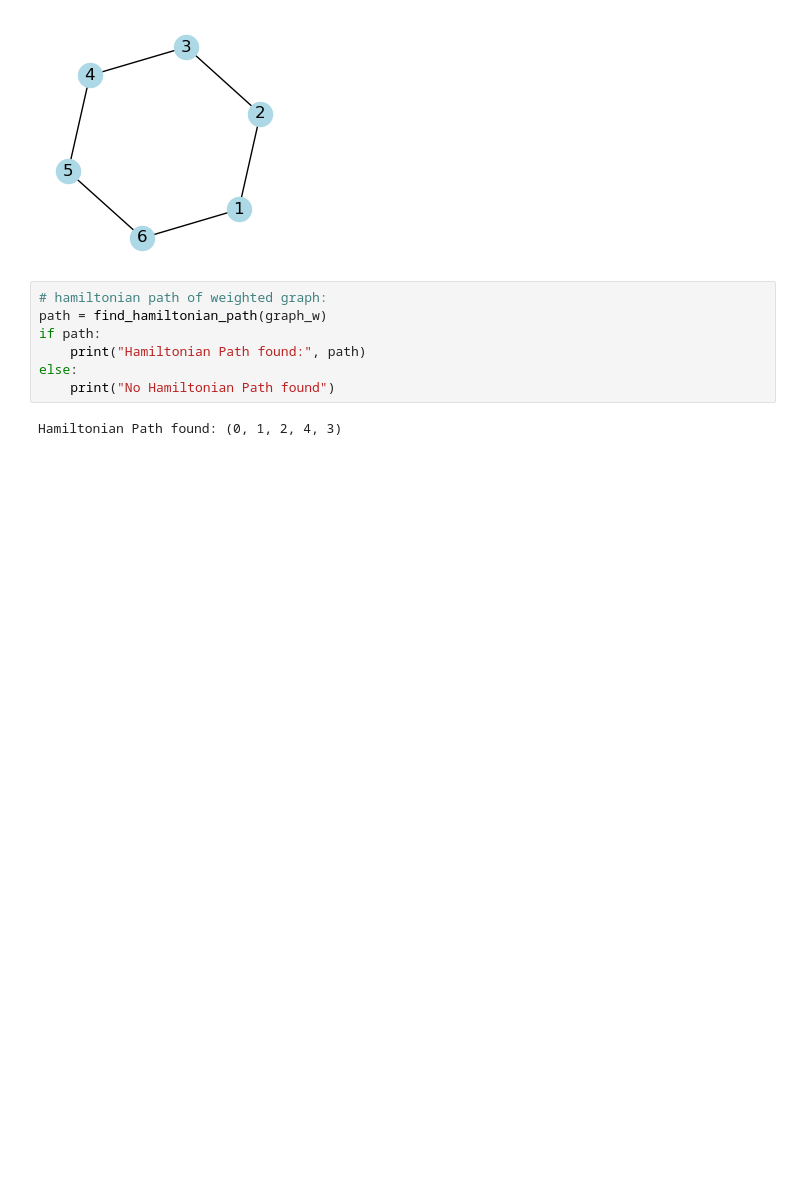
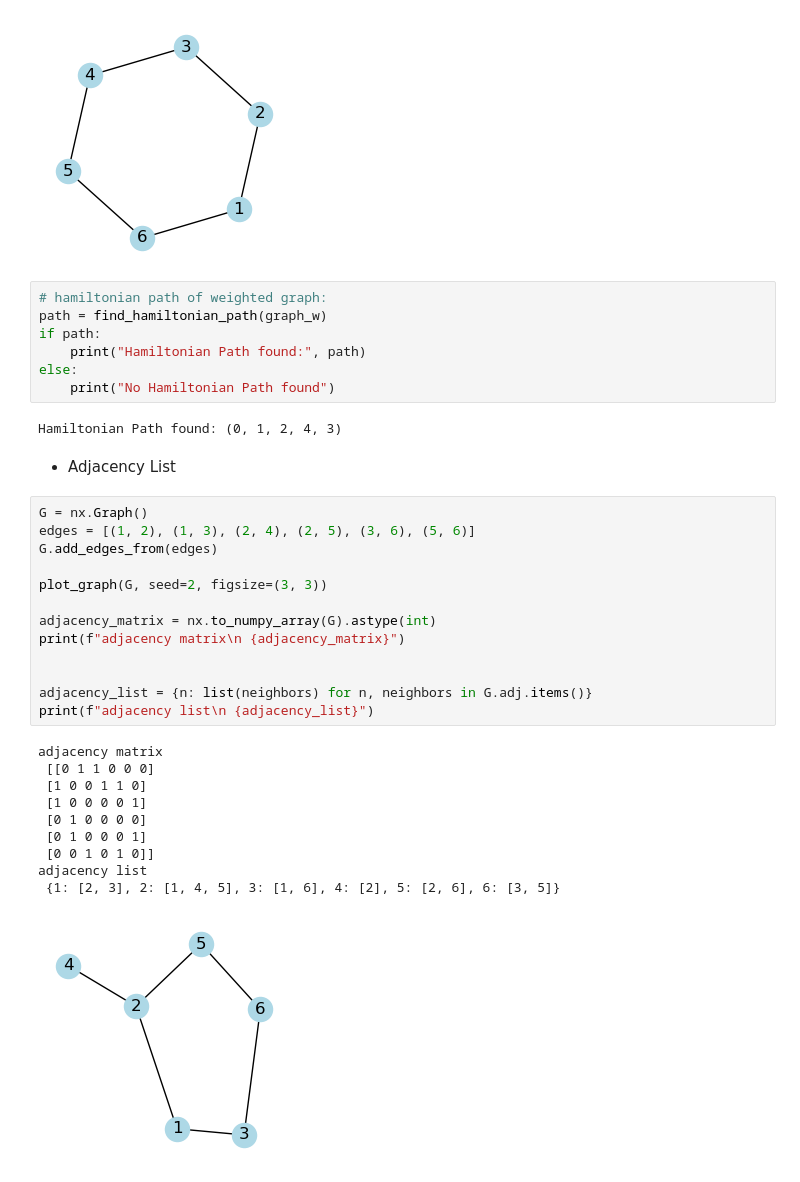
Before and after one commit to Ziaeemehr/netsci, a Jupyter notebook: examples/chap_02.ipynb, the cells around one changed output. Cells and saved outputs as stored; diff of their text form; blank space fills up the shorter version.

```diff
--- a/examples/chap_02.ipynb
+++ b/examples/chap_02.ipynb
@@ -169,3 +178,29 @@ else:
     print("No Hamiltonian Path found")
 # %% [output]
 Hamiltonian Path found: (0, 1, 2, 4, 3)
+# %% [markdown]
+- Adjacency List
+# %%
+G = nx.Graph()
+edges = [(1, 2), (1, 3), (2, 4), (2, 5), (3, 6), (5, 6)]
+G.add_edges_from(edges)
+
+plot_graph(G, seed=2, figsize=(3, 3))
+
+adjacency_matrix = nx.to_numpy_array(G).astype(int)
+print(f"adjacency matrix\n {adjacency_matrix}")
+
+
+adjacency_list = {n: list(neighbors) for n, neighbors in G.adj.items()}
+print(f"adjacency list\n {adjacency_list}")
+# %% [output]
+adjacency matrix
+ [[0 1 1 0 0 0]
+ [1 0 0 1 1 0]
+ [1 0 0 0 0 1]
+ [0 1 0 0 0 0]
+ [0 1 0 0 0 1]
+ [0 0 1 0 1 0]]
+adjacency list
+ {1: [2, 3], 2: [1, 4, 5], 3: [1, 6], 4: [2], 5: [2, 6], 6: [3, 5]}
+[figure, added]
```
Also changed, not shown: parts of 7 cells of this notebook, 3 other files.
